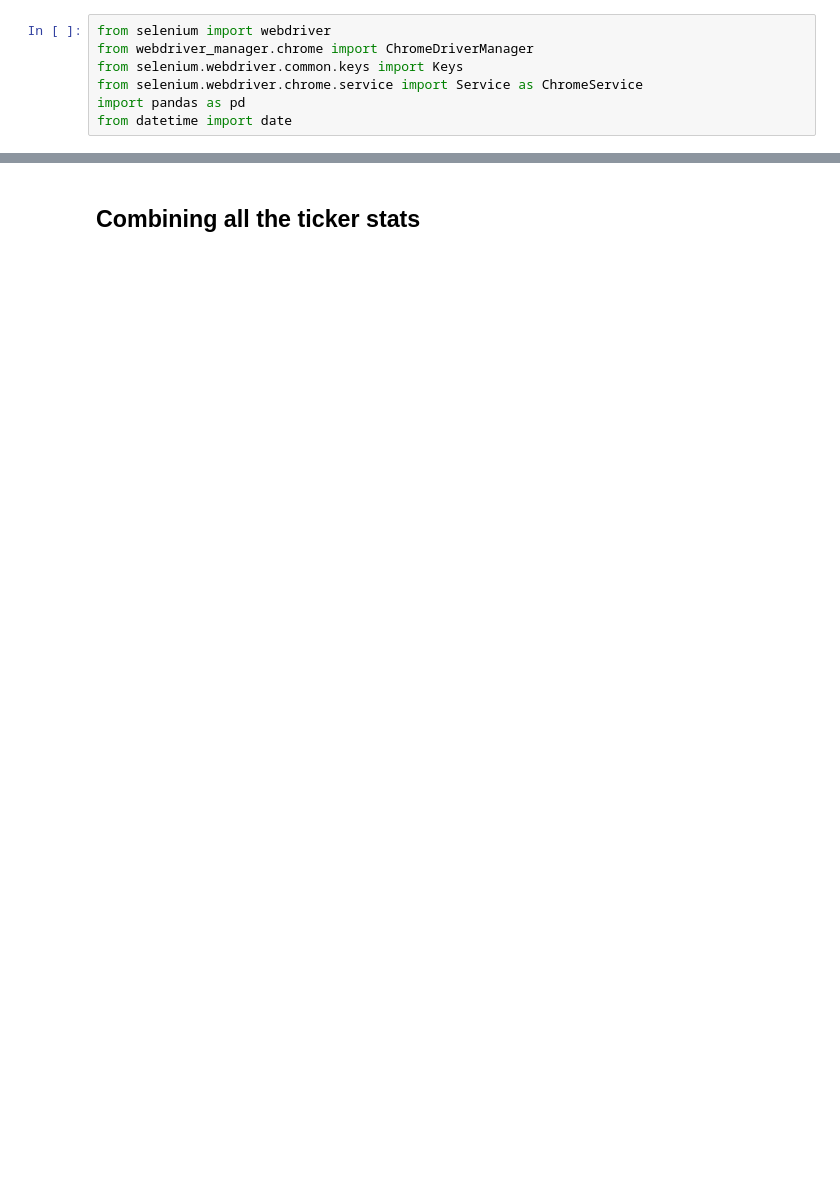
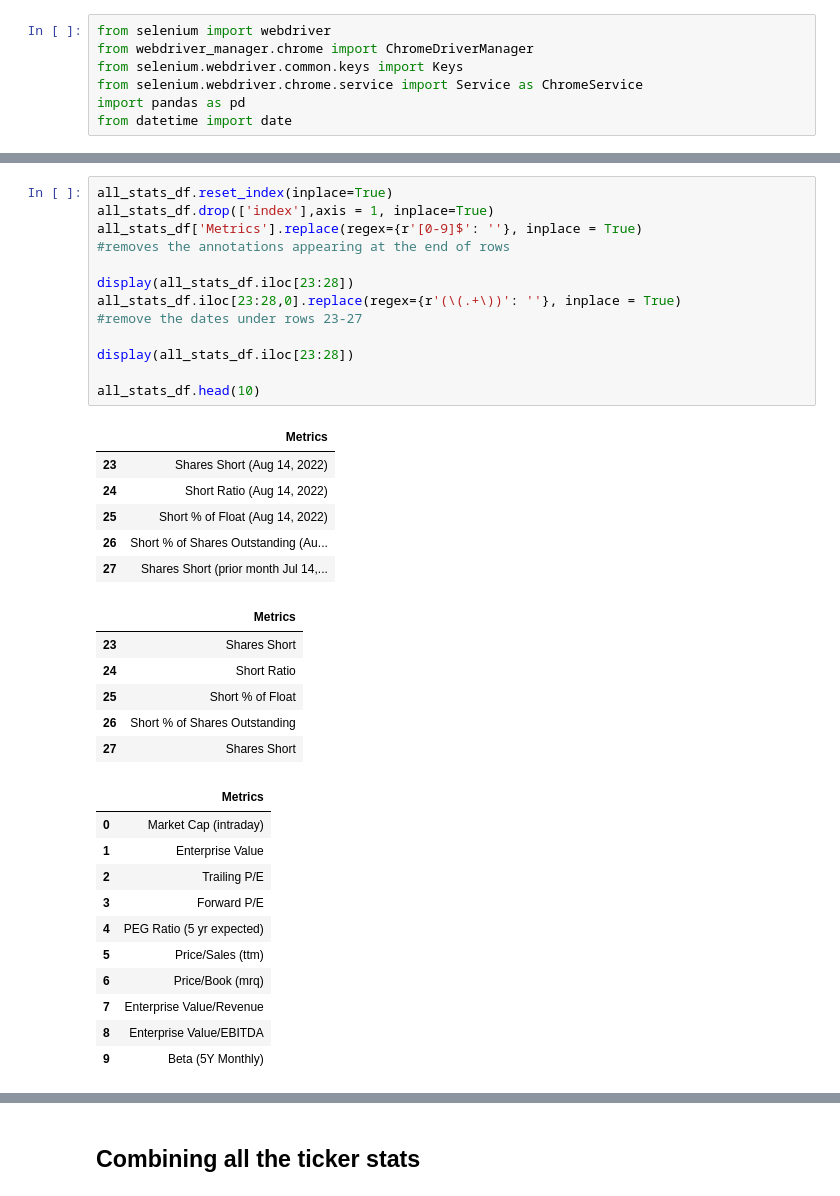
Before and after one commit to sienlonglim/eda_data_cleaning, a Jupyter notebook: Web scrapper/yahoo_ticker_scraper_selenium.ipynb, the cells around one changed output, grey strips where cells are left out. Drawn from its saved outputs; the diff is of its cells as text; blank space fills up the shorter version.

```diff
--- a/Web scrapper/yahoo_ticker_scraper_selenium.ipynb
+++ b/Web scrapper/yahoo_ticker_scraper_selenium.ipynb
@@ -68,2 +91,39 @@ all_stats_df
+# %%
+all_stats_df.reset_index(inplace=True)
+all_stats_df.drop(['index'],axis = 1, inplace=True)
+all_stats_df['Metrics'].replace(regex={r'[0-9]$': ''}, inplace = True)
+#removes the annotations appearing at the end of rows
+
+display(all_stats_df.iloc[23:28])
+all_stats_df.iloc[23:28,0].replace(regex={r'(\(.+\))': ''}, inplace = True)
+#remove the dates under rows 23-27
+
+display(all_stats_df.iloc[23:28])
+
+all_stats_df.head(10)
+# %% [output]
+|  | Metrics |
+| 23 | Shares Short (Aug 14, 2022) |
+| 24 | Short Ratio (Aug 14, 2022) |
+| 25 | Short % of Float (Aug 14, 2022) |
+| 26 | Short % of Shares Outstanding (Au... |
+| 27 | Shares Short (prior month Jul 14,... |
+|  | Metrics |
+| 23 | Shares Short |
+| 24 | Short Ratio |
+| 25 | Short % of Float |
+| 26 | Short % of Shares Outstanding |
+| 27 | Shares Short |
+|  | Metrics |
+| 0 | Market Cap (intraday) |
+| 1 | Enterprise Value |
+| 2 | Trailing P/E |
+| 3 | Forward P/E |
+| 4 | PEG Ratio (5 yr expected) |
+| 5 | Price/Sales (ttm) |
+| 6 | Price/Book (mrq) |
+| 7 | Enterprise Value/Revenue |
+| 8 | Enterprise Value/EBITDA |
+| 9 | Beta (5Y Monthly) |
 # %% [markdown]
 <h2>Scraping all the ticker stats and storing the dataframes into a hashtable</h2>
```
Also changed, not shown: parts of 10 cells of this notebook, 2 other files.
